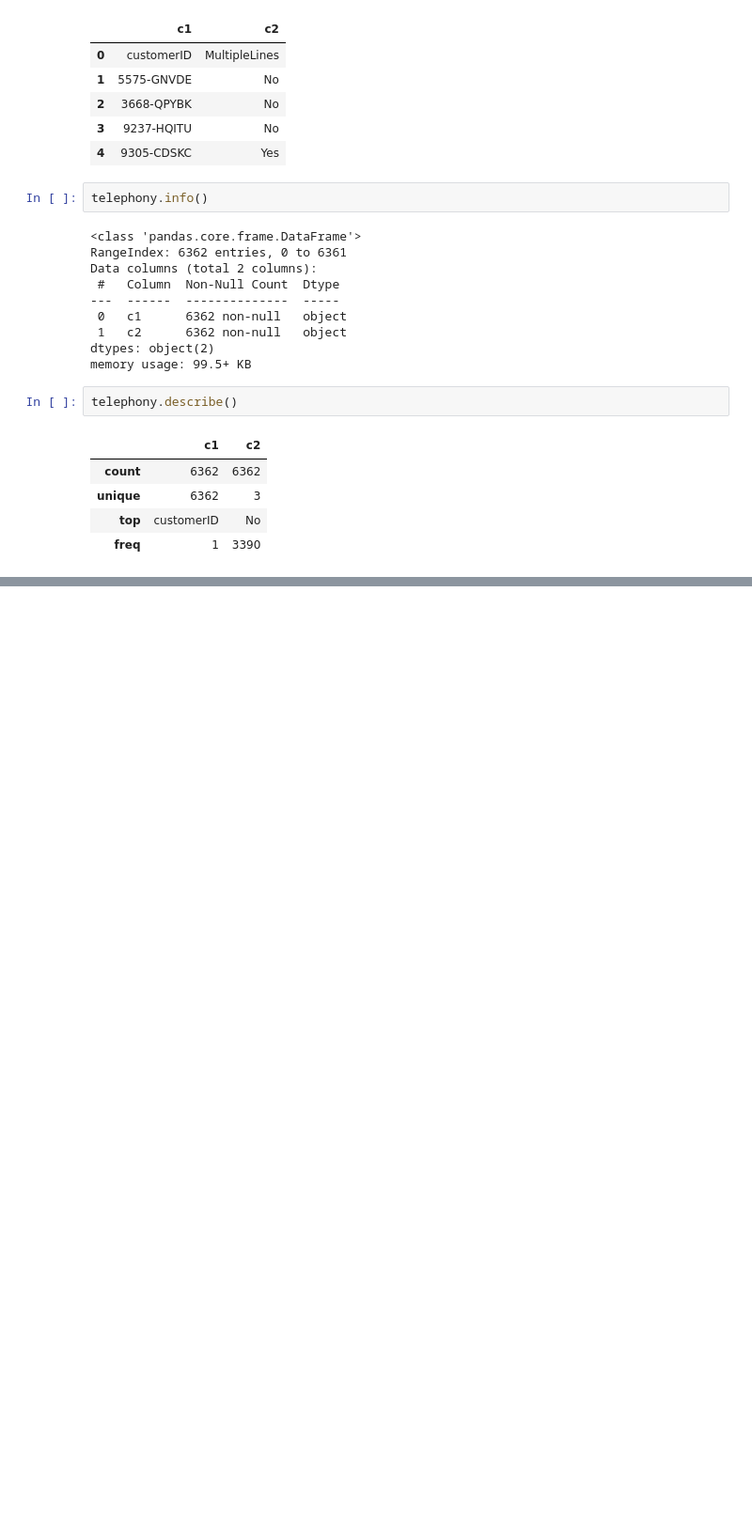
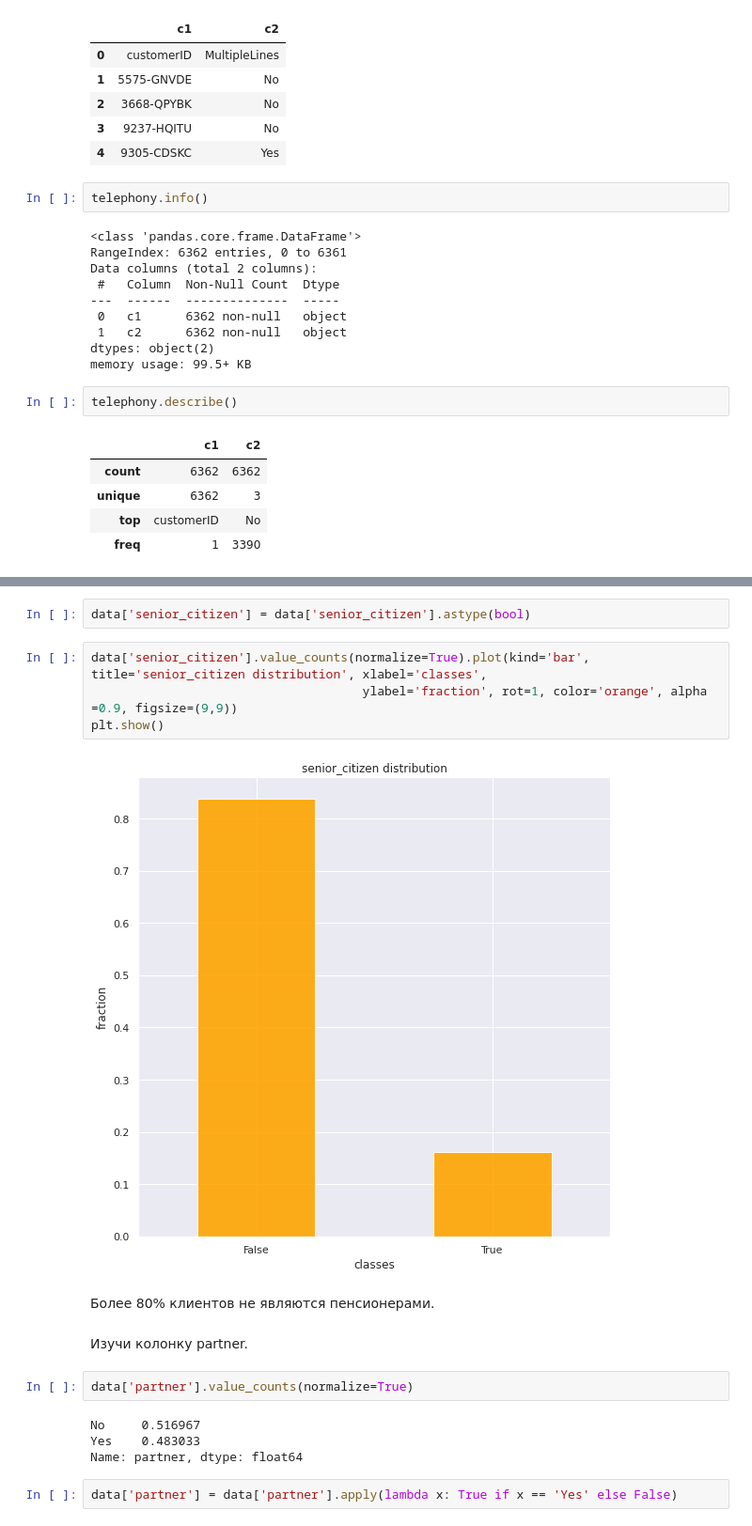
Before and after one commit to Doppler-67/telecom-users-churn-forecasting, a Jupyter notebook: telecom.ipynb, the cells around one changed output, grey strips where cells are left out. Shown at 94% size. Drawn from its saved outputs; the diff is of its cells as text; blank space fills up the shorter version.

```diff
--- a/telecom.ipynb
+++ b/telecom.ipynb
@@ -212,0 +322,20 @@ telephony.describe()
+# %%
+data['senior_citizen'] = data['senior_citizen'].astype(bool)
+# %%
+data['senior_citizen'].value_counts(normalize=True).plot(kind='bar', title='senior_citizen distribution', xlabel='classes',
+                                     ylabel='fraction', rot=1, color='orange', alpha =0.9, figsize=(9,9))
+plt.show()
+# %% [output]
+[figure, added]
+# %% [markdown]
+Более 80% клиентов не являются пенсионерами.
+# %% [markdown]
+Изучи колонку partner.
+# %%
+data['partner'].value_counts(normalize=True)
+# %% [output]
+No     0.516967
+Yes    0.483033
+Name: partner, dtype: float64
+# %%
+data['partner'] = data['partner'].apply(lambda x: True if x == 'Yes' else False)
```
Also changed, not shown: parts of 114 cells of this notebook.
